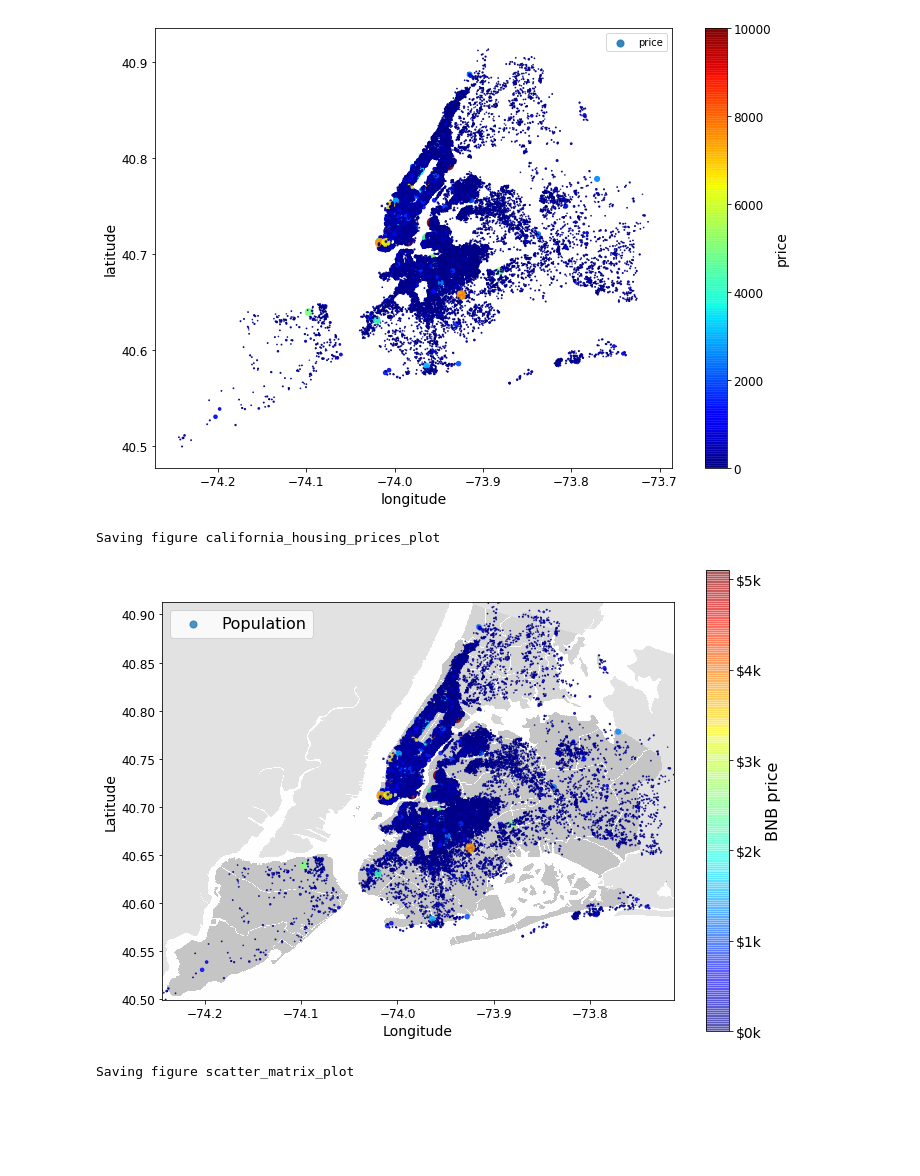
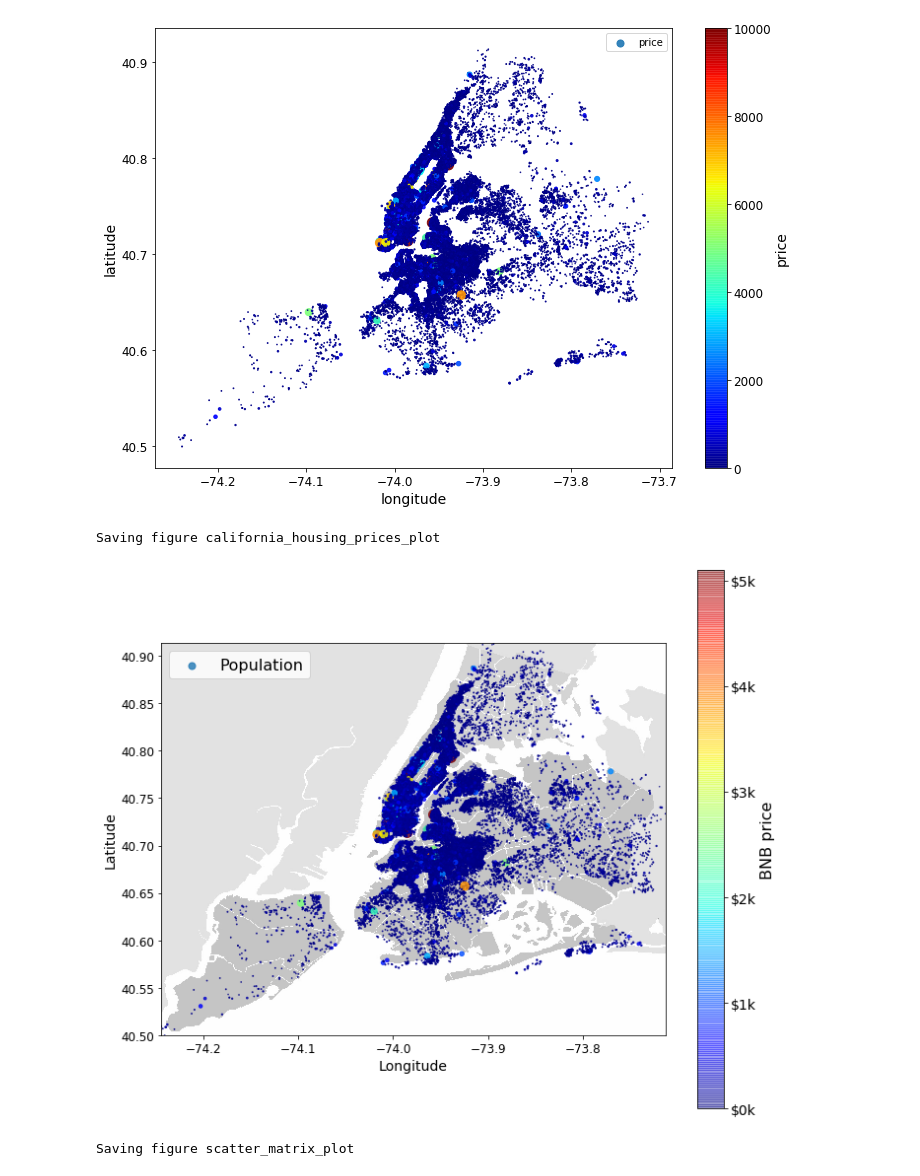
Before and after one commit to beneagar/DRP_ML, a Jupyter notebook: BensTestsCh2.ipynb, the cells around one changed output. Cells and saved outputs as stored; diff of their text form; code cells hidden in the pictures; blank space fills up the shorter version.

```diff
--- a/BensTestsCh2.ipynb
+++ b/BensTestsCh2.ipynb
@@ -275,26 +229,27 @@ Saving figure housing_prices_scatterplot
 # %%
-import matplotlib.image as mpimg
 NY_img=mpimg.imread(PROJECT_ROOT_DIR + r'/datasets/new-york-city-airbnb-open-data/New_York_City_.png',0)
-ax = bnb.plot(kind="scatter", x="longitude", y="latitude", figsize=(10,7),
+ax = bnb.plot(kind="scatter", x="longitude", y="latitude", figsize=(10,8),
                        s=bnb['price']/100, label="Population",
                        c="price", cmap=plt.get_cmap("jet"),
                        colorbar=False, alpha=0.8,sharex=False
                       )
 
 plt.imshow(NY_img,  alpha=0.4,extent=[bnb["longitude"].min(), bnb["longitude"].max(), bnb["latitude"].min(), bnb["latitude"].max()],
            cmap=plt.get_cmap("jet"))
+#plt.imshow(NY_img,  alpha=0.4,extent=[-74.258, -73.7, 40.49,40.92],
+#           cmap=plt.get_cmap("jet"))
 plt.ylabel("Latitude", fontsize=14)
 plt.xlabel("Longitude", fontsize=14)
 
 prices = bnb["price"]
 tick_values = np.linspace(prices.min(), prices.max(), 11)
 cbar = plt.colorbar()
 cbar.ax.set_yticklabels(["$%dk"%(round(v/1000)) for v in tick_values], fontsize=14)
 cbar.set_label('BNB price', fontsize=16)
 
 plt.legend(fontsize=16)
 save_fig("california_housing_prices_plot")
 plt.show()
 # %% [output]
 Saving figure california_housing_prices_plot
-[figure, old version]
+[figure, new version]
```
Also changed, not shown: parts of 169 cells of this notebook, 8 other files.
